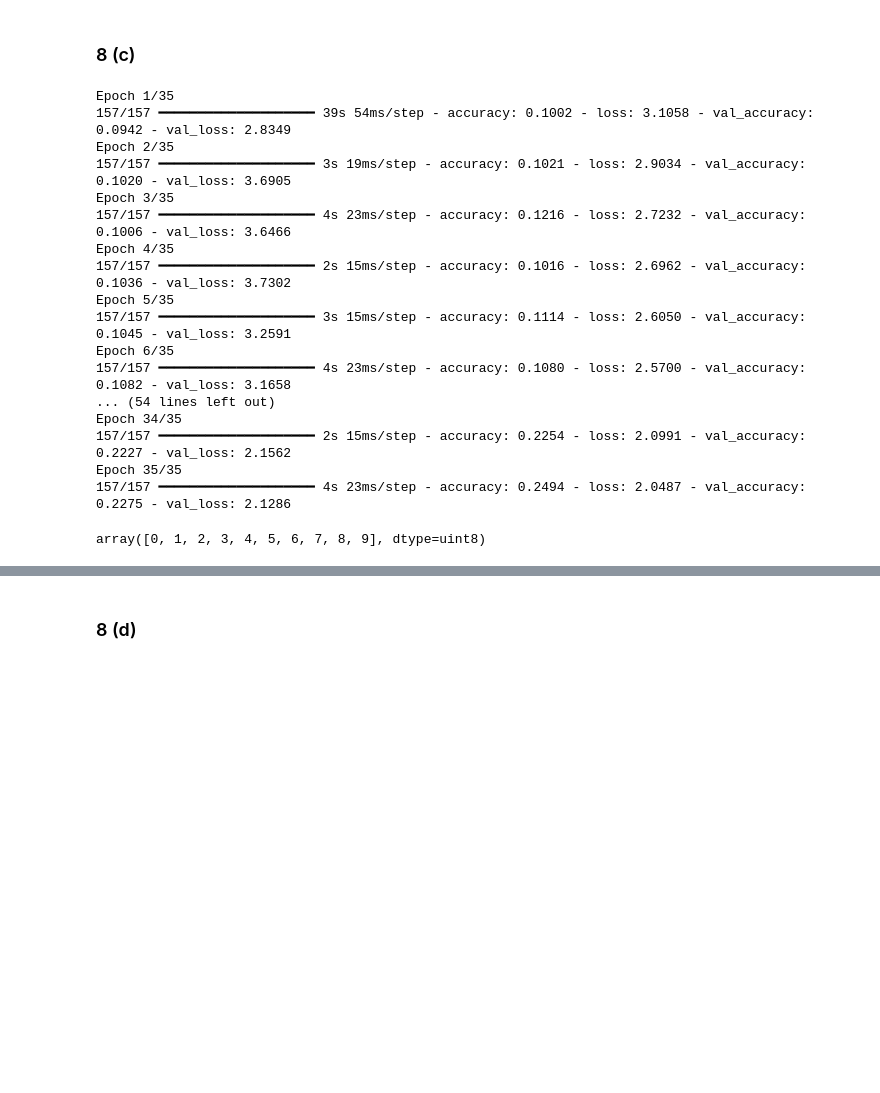
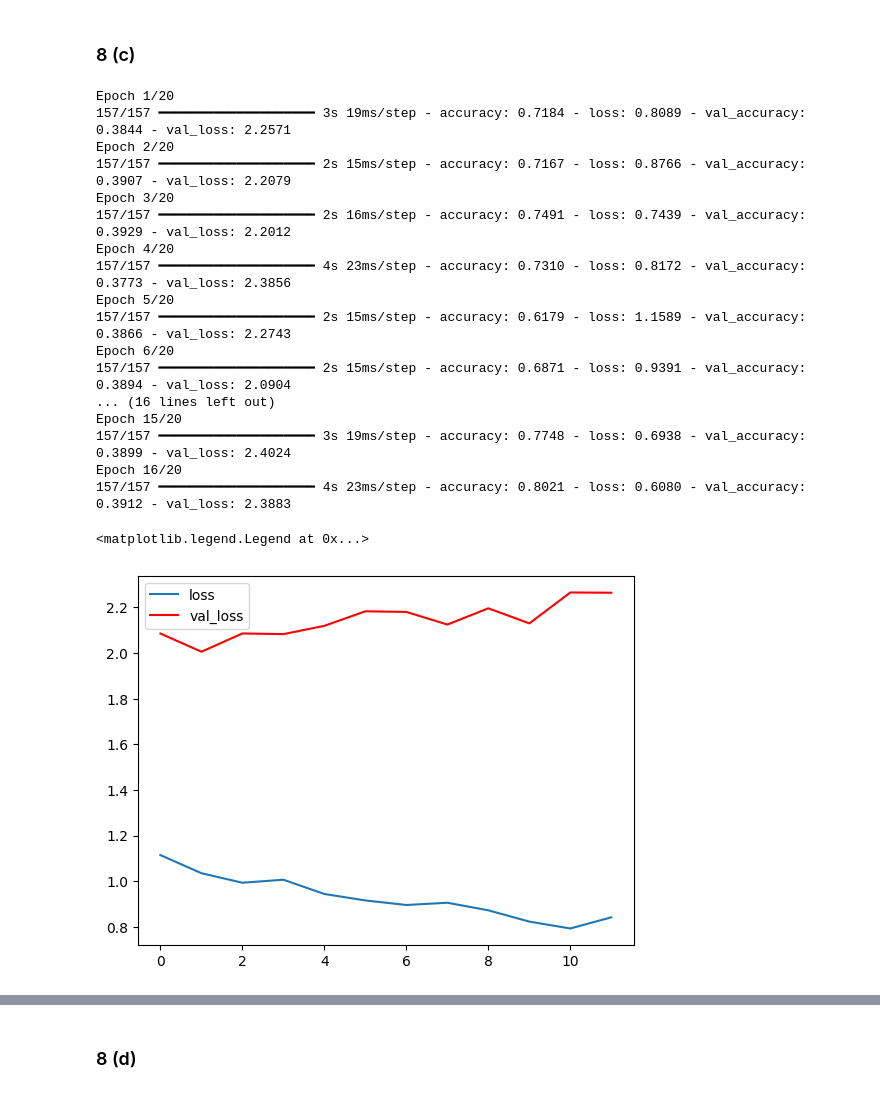
Before and after one commit to Timure228/Hands-on-ML, a Jupyter notebook: Chapter_11_Train_DNN.ipynb, the cells around one changed output, grey strips where cells are left out. Cells and saved outputs as stored; diff of their text form; code cells hidden in the pictures; blank space fills up the shorter version.

```diff
--- a/Chapter_11_Train_DNN.ipynb
+++ b/Chapter_11_Train_DNN.ipynb
@@ -412,42 +431,42 @@ model_bn = tf.keras.Sequential([
 ])
 
 for i in range(20):
-  if i == 0:
-    model_bn.add(DenseLayer(100))
-  else:
     model_bn.add(tf.keras.layers.BatchNormalization())
     model_bn.add(DenseLayer(100))
 model_bn.add(tf.keras.layers.BatchNormalization())
-model_bn.add(tf.keras.layers.Dense(len(class_names), activation="sigmoid", kernel_initializer="he_normal"))
+model_bn.add(tf.keras.layers.Dense(len(class_names), activation="softmax", kernel_initializer="he_normal"))
 # %%
-optimizer = tf.keras.optimizers.Nadam(learning_rate=0.0001)
+optimizer = tf.keras.optimizers.Nadam(learning_rate=0.001)
 loss = tf.keras.losses.SparseCategoricalCrossentropy()
-early_stopping = tf.keras.callbacks.EarlyStopping(patience=15) # patience = number of epochs with no improvement after which training will be stopped.
+early_stopping = tf.keras.callbacks.EarlyStopping(patience=10) # patience = number of epochs with no improvement after which training will be stopped.
 
 model_bn.compile(optimizer=optimizer, loss=loss, metrics=["accuracy"])
 # %%
-history_2 = model_bn.fit(X_train, y_train, batch_size=32, validation_data=(X_val, y_val), callbacks=[early_stopping], epochs=35)
+history_2 = model_bn.fit(X_train, y_train, batch_size=32, validation_data=(X_val, y_val), callbacks=[early_stopping], epochs=20)
 # %% [output]
-Epoch 1/35
-157/157 ━━━━━━━━━━━━━━━━━━━━ 39s 54ms/step - accuracy: 0.1002 - loss: 3.1058 - val_accuracy: 0.0942 - val_loss: 2.8349
-Epoch 2/35
-157/157 ━━━━━━━━━━━━━━━━━━━━ 3s 19ms/step - accuracy: 0.1021 - loss: 2.9034 - val_accuracy: 0.1020 - val_loss: 3.6905
-Epoch 3/35
-157/157 ━━━━━━━━━━━━━━━━━━━━ 4s 23ms/step - accuracy: 0.1216 - loss: 2.7232 - val_accuracy: 0.1006 - val_loss: 3.6466
-Epoch 4/35
-157/157 ━━━━━━━━━━━━━━━━━━━━ 2s 15ms/step - accuracy: 0.1016 - loss: 2.6962 - val_accuracy: 0.1036 - val_loss: 3.7302
-Epoch 5/35
-157/157 ━━━━━━━━━━━━━━━━━━━━ 3s 15ms/step - accuracy: 0.1114 - loss: 2.6050 - val_accuracy: 0.1045 - val_loss: 3.2591
-Epoch 6/35
-157/157 ━━━━━━━━━━━━━━━━━━━━ 4s 23ms/step - accuracy: 0.1080 - loss: 2.5700 - val_accuracy: 0.1082 - val_loss: 3.1658
-... (54 lines left out)
-Epoch 34/35
-157/157 ━━━━━━━━━━━━━━━━━━━━ 2s 15ms/step - accuracy: 0.2254 - loss: 2.0991 - val_accuracy: 0.2227 - val_loss: 2.1562
-Epoch 35/35
-157/157 ━━━━━━━━━━━━━━━━━━━━ 4s 23ms/step - accuracy: 0.2494 - loss: 2.0487 - val_accuracy: 0.2275 - val_loss: 2.1286
+Epoch 1/20
+157/157 ━━━━━━━━━━━━━━━━━━━━ 3s 19ms/step - accuracy: 0.7184 - loss: 0.8089 - val_accuracy: 0.3844 - val_loss: 2.2571
+Epoch 2/20
+157/157 ━━━━━━━━━━━━━━━━━━━━ 2s 15ms/step - accuracy: 0.7167 - loss: 0.8766 - val_accuracy: 0.3907 - val_loss: 2.2079
+Epoch 3/20
+157/157 ━━━━━━━━━━━━━━━━━━━━ 2s 16ms/step - accuracy: 0.7491 - loss: 0.7439 - val_accuracy: 0.3929 - val_loss: 2.2012
+Epoch 4/20
+157/157 ━━━━━━━━━━━━━━━━━━━━ 4s 23ms/step - accuracy: 0.7310 - loss: 0.8172 - val_accuracy: 0.3773 - val_loss: 2.3856
+Epoch 5/20
+157/157 ━━━━━━━━━━━━━━━━━━━━ 2s 15ms/step - accuracy: 0.6179 - loss: 1.1589 - val_accuracy: 0.3866 - val_loss: 2.2743
+Epoch 6/20
+157/157 ━━━━━━━━━━━━━━━━━━━━ 2s 15ms/step - accuracy: 0.6871 - loss: 0.9391 - val_accuracy: 0.3894 - val_loss: 2.0904
+... (16 lines left out)
+Epoch 15/20
+157/157 ━━━━━━━━━━━━━━━━━━━━ 3s 19ms/step - accuracy: 0.7748 - loss: 0.6938 - val_accuracy: 0.3899 - val_loss: 2.4024
+Epoch 16/20
+157/157 ━━━━━━━━━━━━━━━━━━━━ 4s 23ms/step - accuracy: 0.8021 - loss: 0.6080 - val_accuracy: 0.3912 - val_loss: 2.3883
-# %%
-import numpy as np
-
-np.unique(y_train)
-# %% [output]
-array([0, 1, 2, 3, 4, 5, 6, 7, 8, 9], dtype=uint8)
+# %%
+import matplotlib.pyplot as plt
+
+plt.plot(history_2.history["loss"], label="loss")
+plt.plot(history_2.history["val_loss"], c="red", label="val_loss")
+plt.legend()
+# %% [output]
+<matplotlib.legend.Legend at 0x...>
+[figure, added]
```
Also changed, not shown: parts of 25 cells of this notebook.
